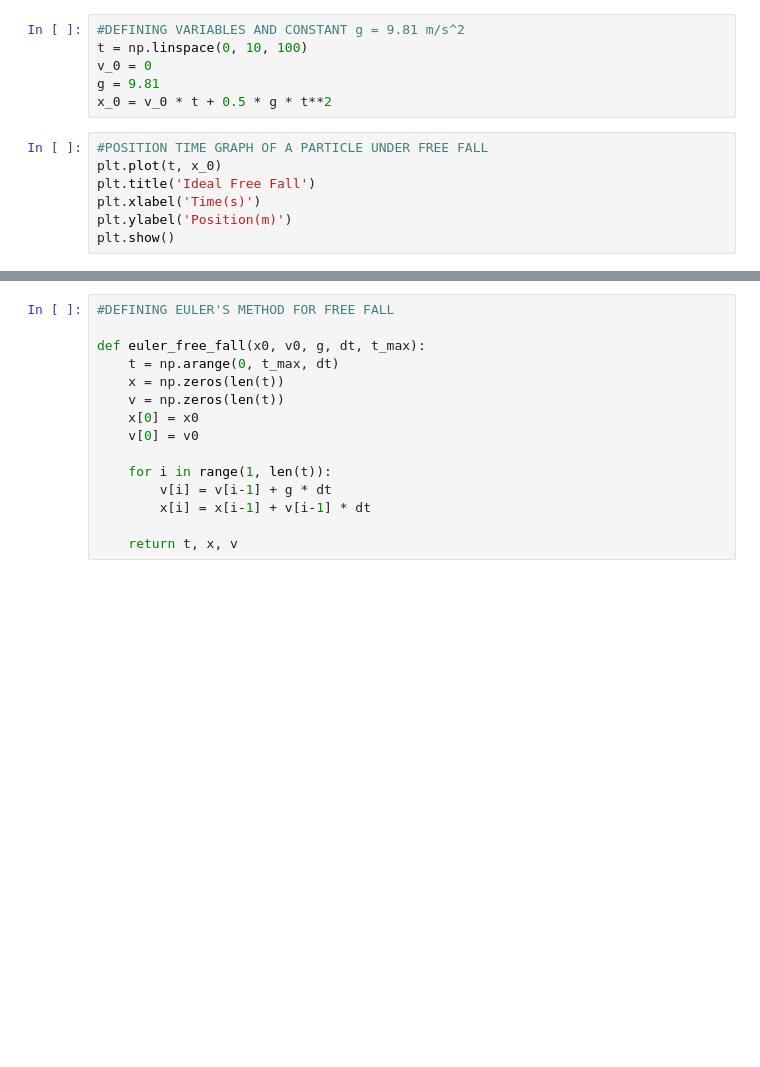
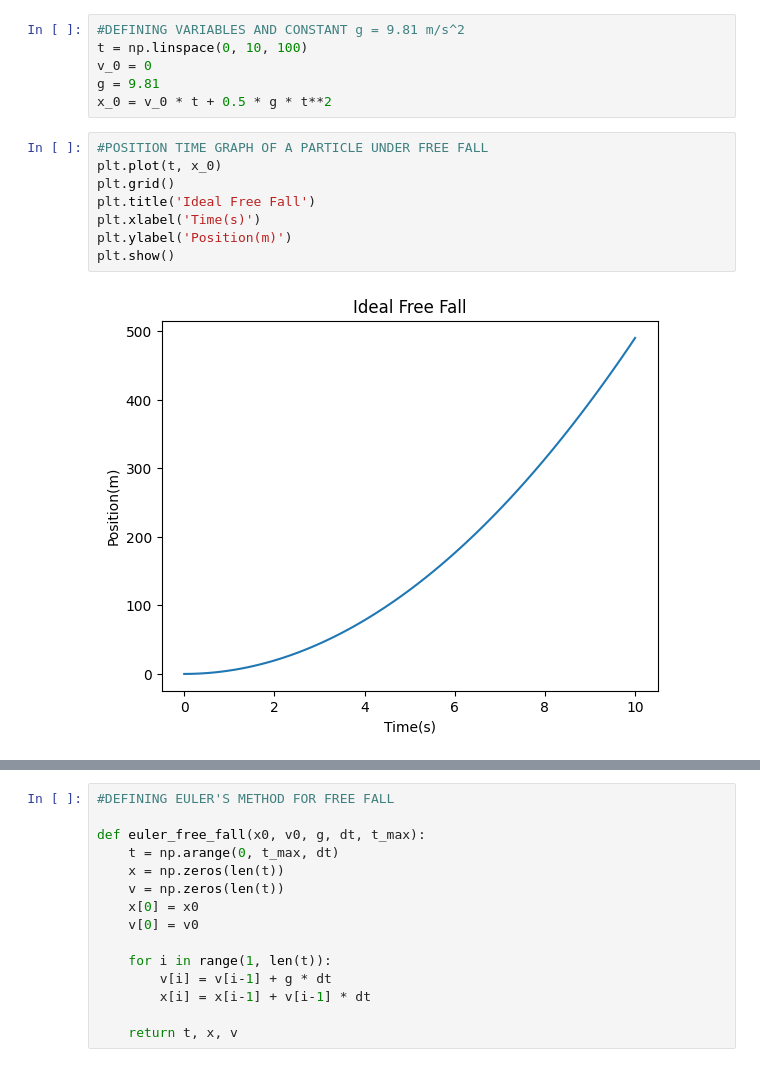
Before and after one commit to Rivu-Codez/Physics-With-Python, a Jupyter notebook: IdealFreeFall.ipynb, the cells around one changed output, grey strips where cells are left out. Drawn from its saved outputs; the diff is of its cells as text; blank space fills up the shorter version.

```diff
--- a/IdealFreeFall.ipynb
+++ b/IdealFreeFall.ipynb
@@ -12,10 +12,13 @@ x_0 = v_0 * t + 0.5 * g * t**2
 # %%
 #POSITION TIME GRAPH OF A PARTICLE UNDER FREE FALL
 plt.plot(t, x_0)
+plt.grid()
 plt.title('Ideal Free Fall')
 plt.xlabel('Time(s)')
 plt.ylabel('Position(m)')
 plt.show()
+# %% [output]
+[figure, added]
 # %%
 #VELOCITY TIME GRAPH OF A PARTICLE UNDER FREE FALL
 v = v_0 + g*t
```
Also changed, not shown: parts of 3 cells of this notebook.
